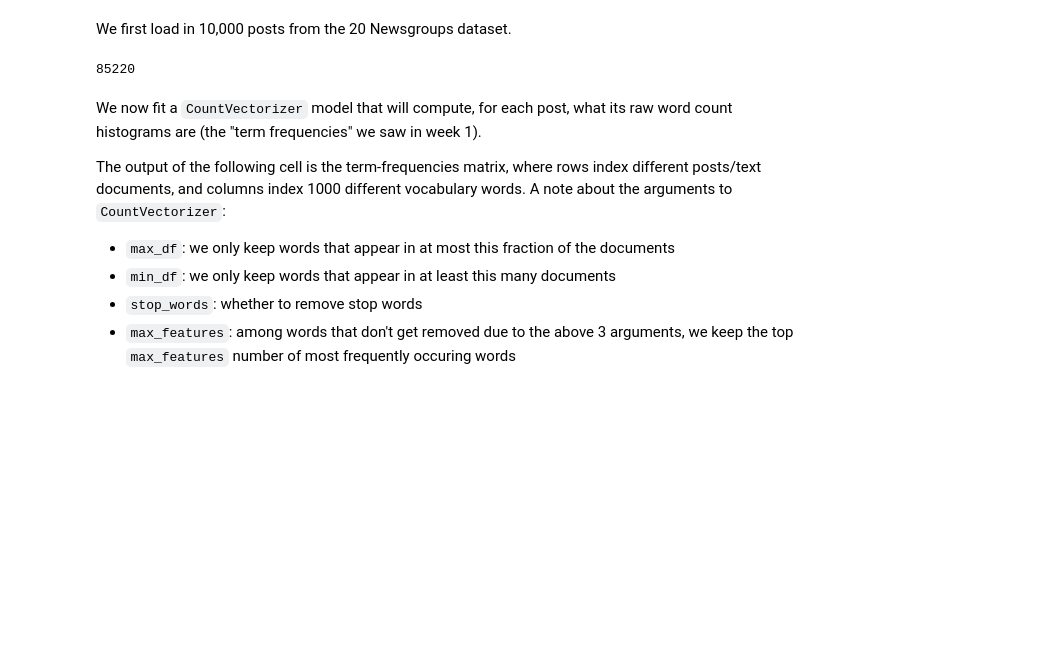
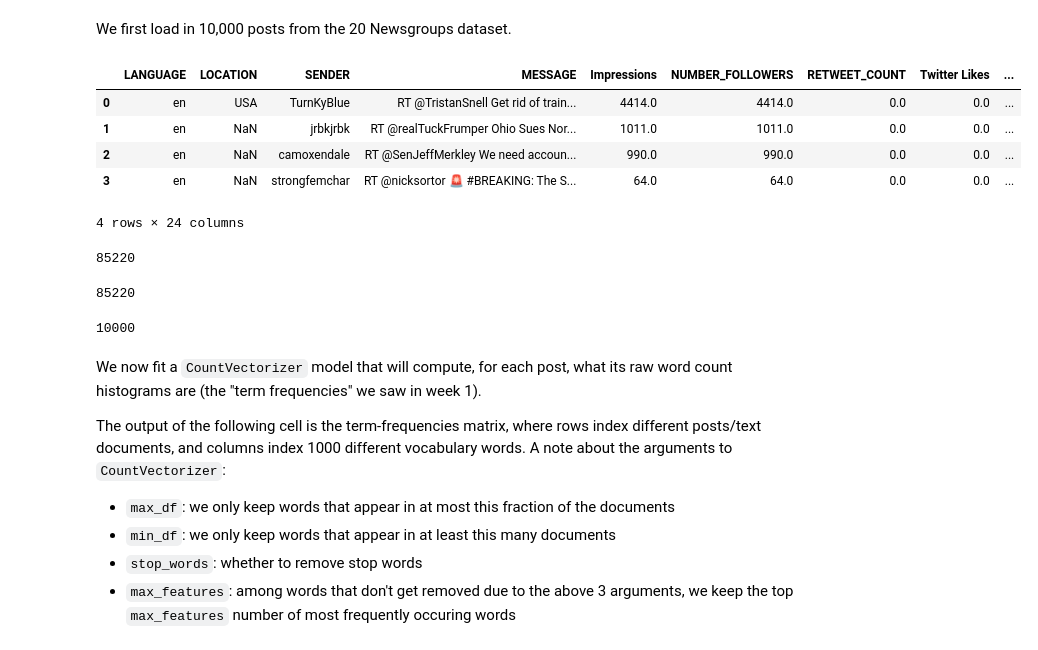
Before and after one commit to mahrukh-k/AI-Project, a Jupyter notebook: Sample_code/LDA_analysis.ipynb, the cells around one changed output. Cells and saved outputs as stored; diff of their text form; code cells hidden in the pictures; blank space fills up the shorter version.

```diff
--- a/Sample_code/LDA_analysis.ipynb
+++ b/Sample_code/LDA_analysis.ipynb
@@ -16 +102,14 @@ We first load in 10,000 posts from the 20 Newsgroups dataset.
+# %%
+df.head(4)
+# %% [output]
+|  | LANGUAGE | LOCATION | SENDER | MESSAGE | Impressions | NUMBER_FOLLOWERS | RETWEET_COUNT | Twitter Likes | ... |
+| 0 | en | USA | TurnKyBlue | RT @TristanSnell Get rid of train... | 4414.0 | 4414.0 | 0.0 | 0.0 | ... |
+| 1 | en | NaN | jrbkjrbk | RT @realTuckFrumper Ohio Sues Nor... | 1011.0 | 1011.0 | 0.0 | 0.0 | ... |
+| 2 | en | NaN | camoxendale | RT @SenJeffMerkley We need accoun... | 990.0 | 990.0 | 0.0 | 0.0 | ... |
+| 3 | en | NaN | strongfemchar | RT @nicksortor 🚨 #BREAKING: The S... | 64.0 | 64.0 | 0.0 | 0.0 | ... |
+4 rows × 24 columns
+# %%
+len(df)
+# %% [output]
+85220
 # %%
@@ -30,3 +129,7 @@ sample_data = [tweet_data[i] for i in idx_sample]
+# %%
+len(sample_data)
+# %% [output]
+10000
 # %% [markdown]
 We now fit a `CountVectorizer` model that will compute, for each post, what its raw word count histograms are (the "term frequencies" we saw in week 1).
 
```
Also changed, not shown: parts of 24 cells of this notebook.
